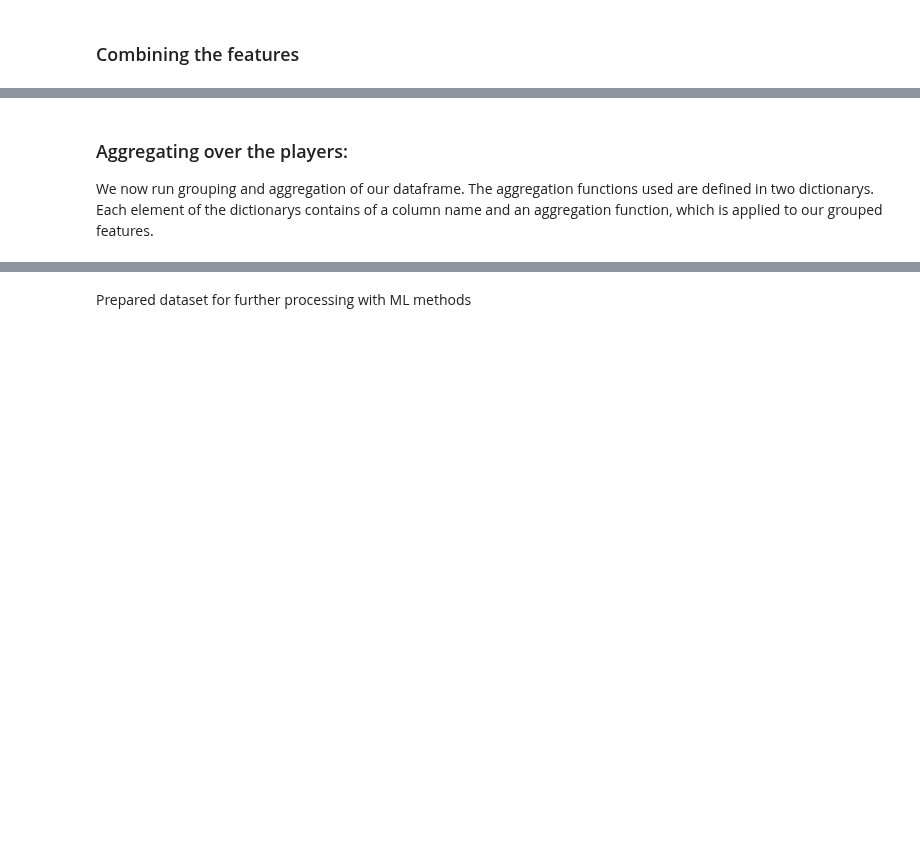
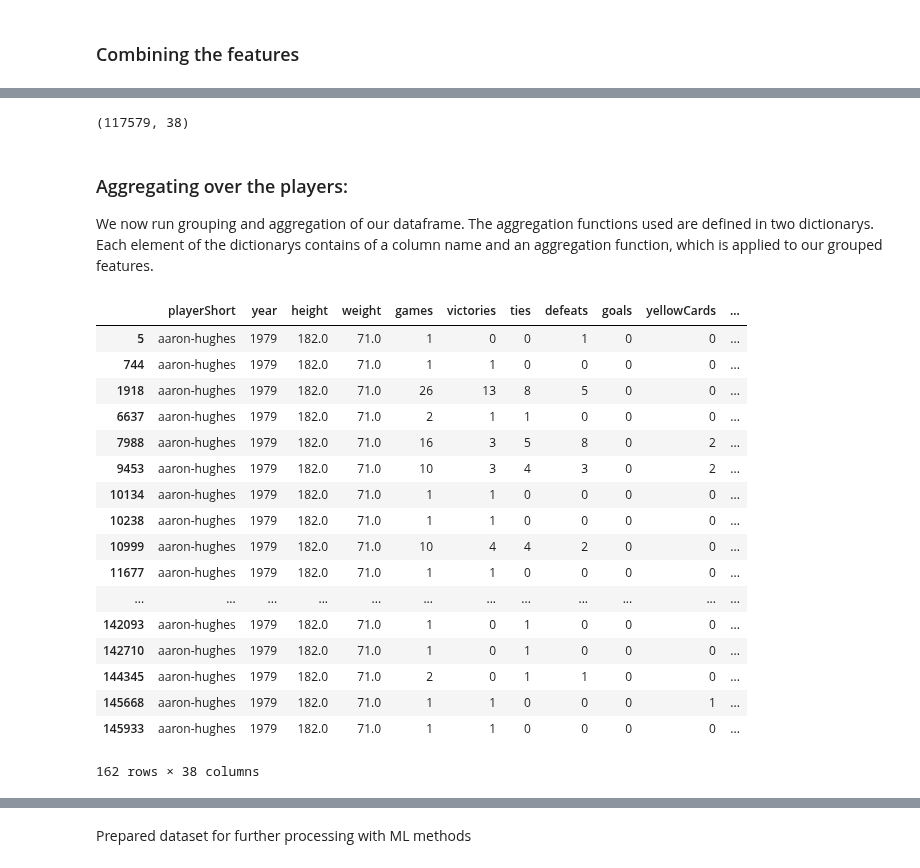
Before and after one commit to PaluchowskiMatthew/ADA-Kepler, a Jupyter notebook: 05 - Applied ML/Applied ML - Learning curve and grid search.ipynb, the cells around one changed output, grey strips where cells are left out. Cells and saved outputs as stored; diff of their text form; code cells hidden in the pictures; blank space fills up the shorter version.

```diff
--- a/05 - Applied ML/Applied ML - Learning curve and grid search.ipynb
+++ b/05 - Applied ML/Applied ML - Learning curve and grid search.ipynb
@@ -264,9 +267,34 @@ features.head()
 5 rows × 38 columns
+# %%
+features.shape
+# %% [output]
+(117579, 38)
 # %% [markdown]
 ### Aggregating over the players:
 
 We now run grouping and aggregation of our dataframe. The aggregation functions used are defined in two dictionarys.
 Each element of the dictionarys contains of a column name and an aggregation function, which is applied to our grouped features.
+# %%
+players.get_group(('aaron-hughes', 1979, 182.0, 71.0))
+# %% [output]
+|  | playerShort | year | height | weight | games | victories | ties | defeats | goals | yellowCards | ... |
+| 5 | aaron-hughes | 1979 | 182.0 | 71.0 | 1 | 0 | 0 | 1 | 0 | 0 | ... |
+| 744 | aaron-hughes | 1979 | 182.0 | 71.0 | 1 | 1 | 0 | 0 | 0 | 0 | ... |
+| 1918 | aaron-hughes | 1979 | 182.0 | 71.0 | 26 | 13 | 8 | 5 | 0 | 0 | ... |
+| 6637 | aaron-hughes | 1979 | 182.0 | 71.0 | 2 | 1 | 1 | 0 | 0 | 0 | ... |
+| 7988 | aaron-hughes | 1979 | 182.0 | 71.0 | 16 | 3 | 5 | 8 | 0 | 2 | ... |
+| 9453 | aaron-hughes | 1979 | 182.0 | 71.0 | 10 | 3 | 4 | 3 | 0 | 2 | ... |
+| 10134 | aaron-hughes | 1979 | 182.0 | 71.0 | 1 | 1 | 0 | 0 | 0 | 0 | ... |
+| 10238 | aaron-hughes | 1979 | 182.0 | 71.0 | 1 | 1 | 0 | 0 | 0 | 0 | ... |
+| 10999 | aaron-hughes | 1979 | 182.0 | 71.0 | 10 | 4 | 4 | 2 | 0 | 0 | ... |
+| 11677 | aaron-hughes | 1979 | 182.0 | 71.0 | 1 | 1 | 0 | 0 | 0 | 0 | ... |
+| ... | ... | ... | ... | ... | ... | ... | ... | ... | ... | ... | ... |
+| 142093 | aaron-hughes | 1979 | 182.0 | 71.0 | 1 | 0 | 1 | 0 | 0 | 0 | ... |
+| 142710 | aaron-hughes | 1979 | 182.0 | 71.0 | 1 | 0 | 1 | 0 | 0 | 0 | ... |
+| 144345 | aaron-hughes | 1979 | 182.0 | 71.0 | 2 | 0 | 1 | 1 | 0 | 0 | ... |
+| 145668 | aaron-hughes | 1979 | 182.0 | 71.0 | 1 | 1 | 0 | 0 | 0 | 1 | ... |
+| 145933 | aaron-hughes | 1979 | 182.0 | 71.0 | 1 | 1 | 0 | 0 | 0 | 0 | ... |
+162 rows × 38 columns
 # %%
 players = features.groupby(['playerShort','year','height', 'weight'])
 
```
Also changed, not shown: parts of 9 cells of this notebook.
